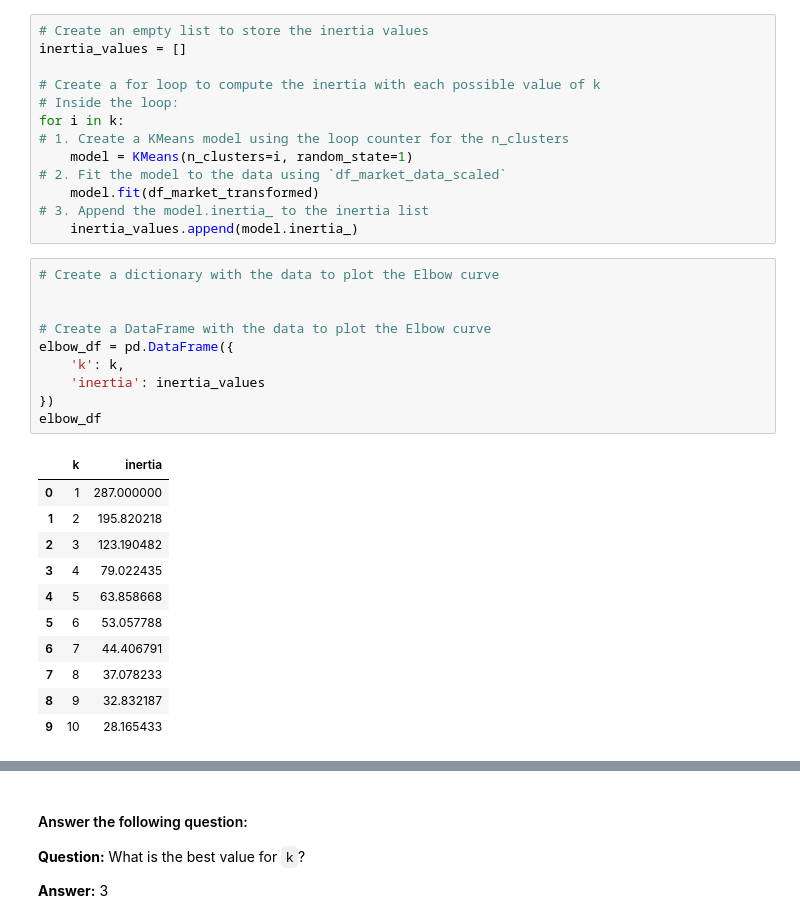
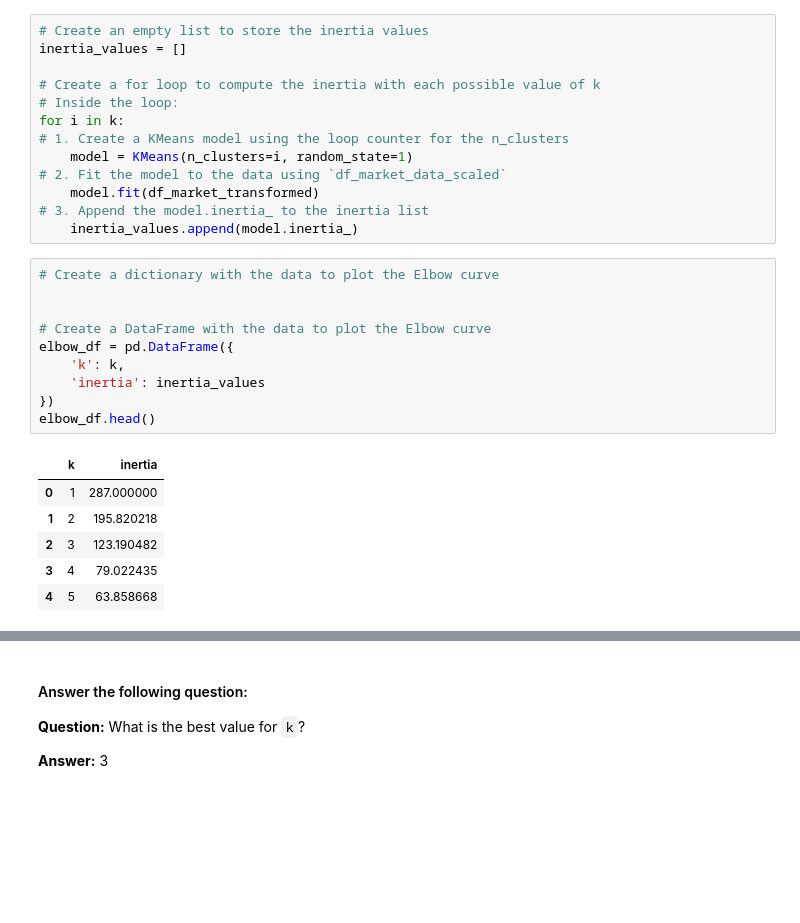
Before and after one commit to atjohnson1994/CryptoClustering, a Jupyter notebook: Crypto_Clustering_starter_code.ipynb, the cells around one changed output, grey strips where cells are left out. Saved outputs shown, nothing was run; the diff lists cells and outputs as text; blank space fills up the shorter version.

```diff
--- a/Crypto_Clustering_starter_code.ipynb
+++ b/Crypto_Clustering_starter_code.ipynb
@@ -109,25 +98,20 @@ for i in k:
 # %%
 # Create a dictionary with the data to plot the Elbow curve
 
 
 # Create a DataFrame with the data to plot the Elbow curve
 elbow_df = pd.DataFrame({
     'k': k,
     'inertia': inertia_values
 })
-elbow_df
+elbow_df.head()
 # %% [output]
 |  | k | inertia |
 | 0 | 1 | 287.000000 |
 | 1 | 2 | 195.820218 |
 | 2 | 3 | 123.190482 |
 | 3 | 4 | 79.022435 |
 | 4 | 5 | 63.858668 |
-| 5 | 6 | 53.057788 |
-| 6 | 7 | 44.406791 |
-| 7 | 8 | 37.078233 |
-| 8 | 9 | 32.832187 |
-| 9 | 10 | 28.165433 |
 # %%
 # Plot a line chart with all the inertia values computed with
 # the different values of k to visually identify the optimal value for k.
```
Also changed, not shown: parts of 23 cells of this notebook.
